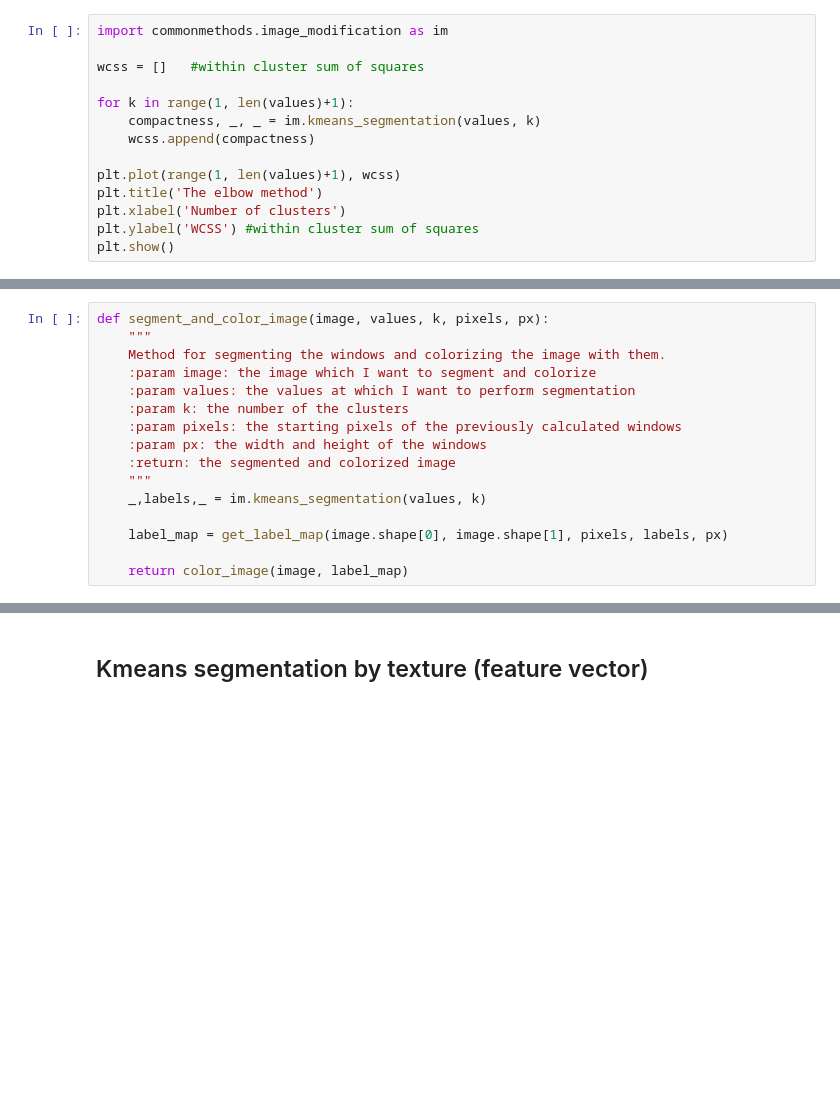
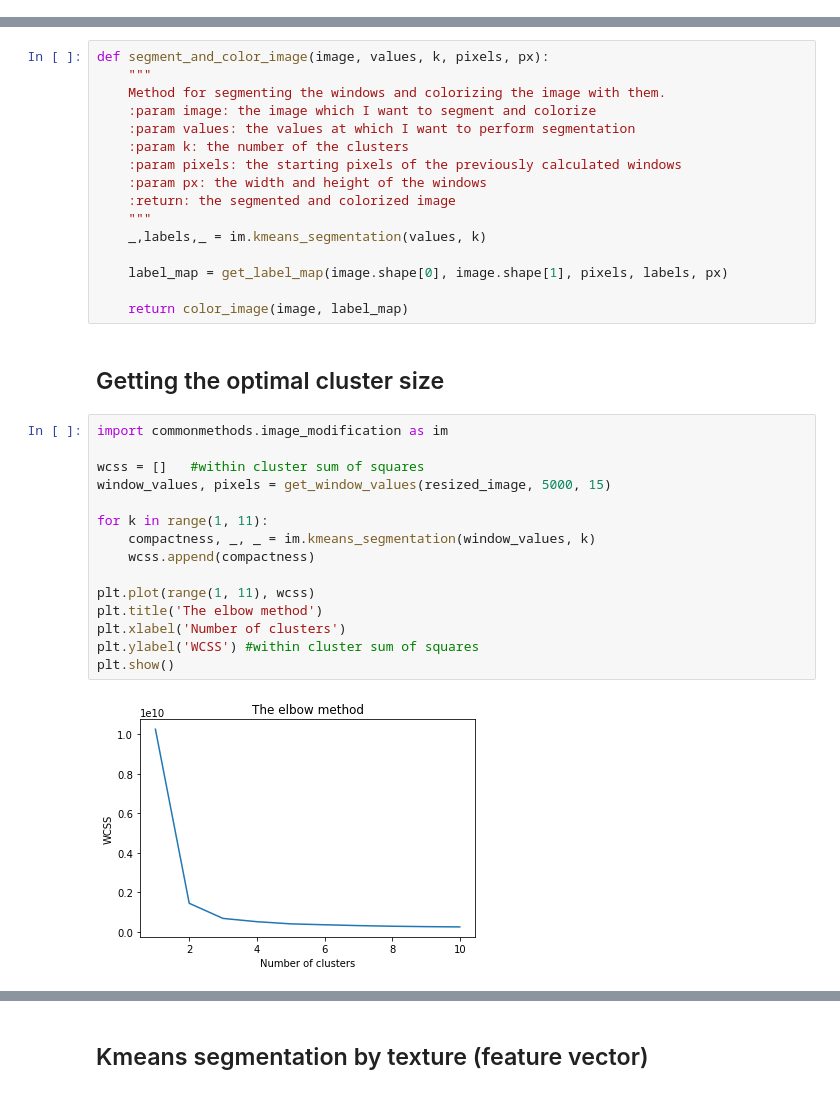
Before and after one commit to molnar75/diplomamunka, a Jupyter notebook: notebooks/07_kmeans_texture.ipynb, the cells around one changed output, grey strips where cells are left out. Drawn from its saved outputs; the diff is of its cells as text; blank space fills up the shorter version.

```diff
--- a/notebooks/07_kmeans_texture.ipynb
+++ b/notebooks/07_kmeans_texture.ipynb
@@ -97,14 +94,0 @@ print(labels)
-# %%
-import commonmethods.image_modification as im
-
-wcss = []   #within cluster sum of squares
-
-for k in range(1, len(values)+1):
-    compactness, _, _ = im.kmeans_segmentation(values, k)
-    wcss.append(compactness)
-
-plt.plot(range(1, len(values)+1), wcss)
-plt.title('The elbow method')
-plt.xlabel('Number of clusters')
-plt.ylabel('WCSS') #within cluster sum of squares
-plt.show()
@@ -261,3 +197,22 @@ def segment_and_color_image(image, values, k, pixels, px):
     label_map = get_label_map(image.shape[0], image.shape[1], pixels, labels, px)
 
     return color_image(image, label_map)
+# %% [markdown]
+## Getting the optimal cluster size
+# %%
+import commonmethods.image_modification as im
+
+wcss = []   #within cluster sum of squares
+window_values, pixels = get_window_values(resized_image, 5000, 15)
+
+for k in range(1, 11):
+    compactness, _, _ = im.kmeans_segmentation(window_values, k)
+    wcss.append(compactness)
+
+plt.plot(range(1, 11), wcss)
+plt.title('The elbow method')
+plt.xlabel('Number of clusters')
+plt.ylabel('WCSS') #within cluster sum of squares
+plt.show()
+# %% [output]
+[figure, new version]
```
Also changed, not shown: parts of 15 cells of this notebook.
